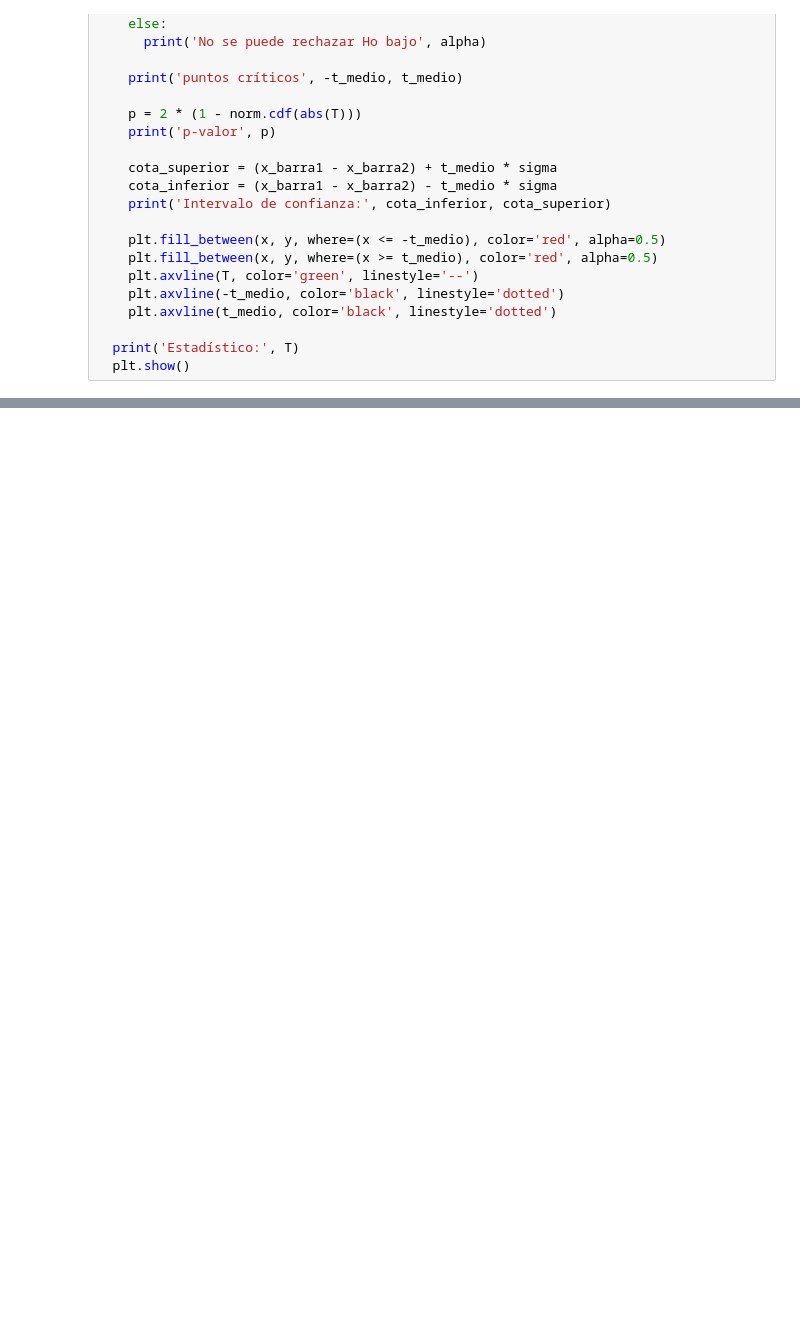
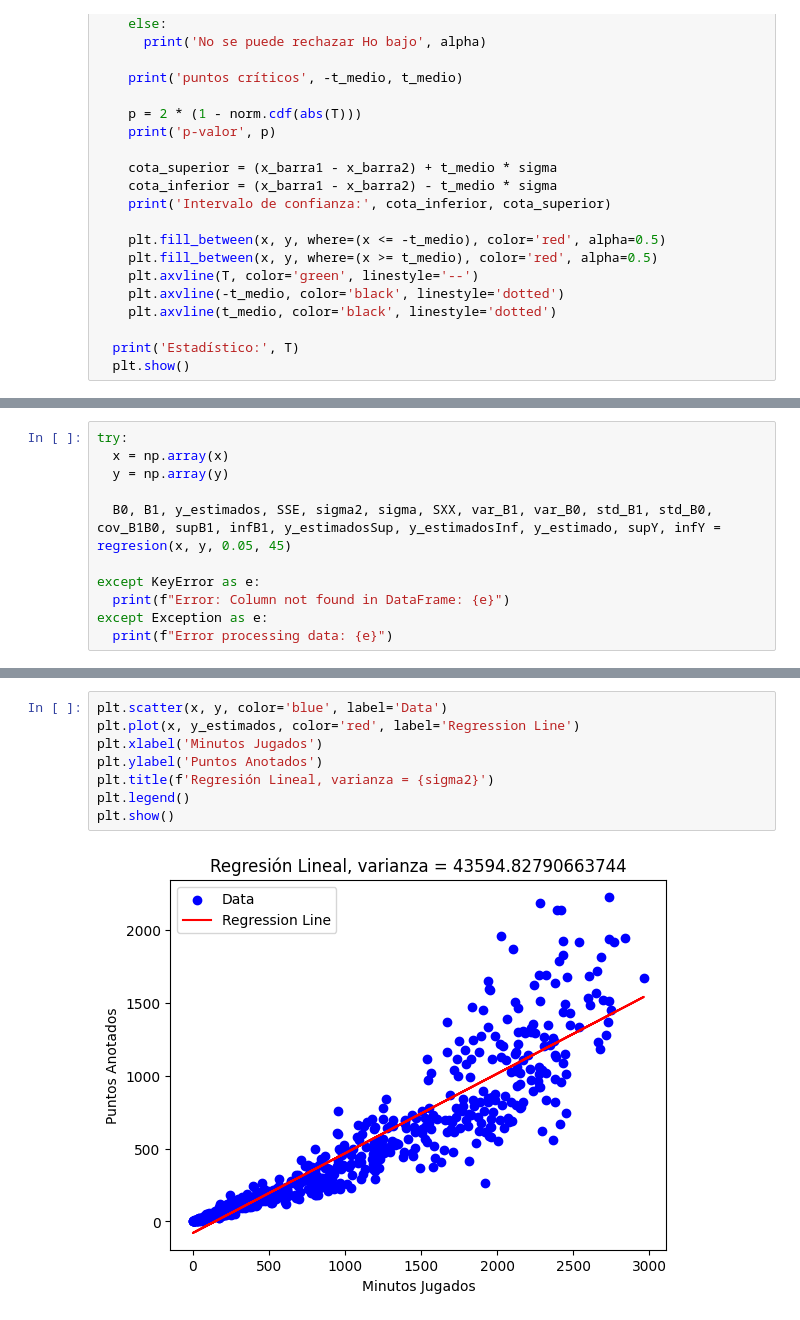
Before and after one commit to LauraCD2/23_nba, a Jupyter notebook: Proyecto.ipynb, the cells around one changed output, grey strips where cells are left out. Drawn from its saved outputs; the diff is of its cells as text; blank space fills up the shorter version.

Commit message:
Ejemplo de regresion

```diff
--- a/Proyecto.ipynb
+++ b/Proyecto.ipynb
@@ -413,0 +466,11 @@ def regresion(x, y, alpha):
+# %%
+try:
+  x = np.array(x)
+  y = np.array(y)
+
+  B0, B1, y_estimados, SSE, sigma2, sigma, SXX, var_B1, var_B0, std_B1, std_B0, cov_B1B0, supB1, infB1, y_estimadosSup, y_estimadosInf, y_estimado, supY, infY = regresion(x, y, 0.05, 45)
+
+except KeyError as e:
+  print(f"Error: Column not found in DataFrame: {e}")
+except Exception as e:
+  print(f"Error processing data: {e}")
@@ -413,0 +495,10 @@ def regresion(x, y, alpha):
+# %%
+plt.scatter(x, y, color='blue', label='Data')
+plt.plot(x, y_estimados, color='red', label='Regression Line')
+plt.xlabel('Minutos Jugados')
+plt.ylabel('Puntos Anotados')
+plt.title(f'Regresión Lineal, varianza = {sigma2}')
+plt.legend()
+plt.show()
+# %% [output]
+[figure, added]
```
Also changed, not shown: parts of 16 cells of this notebook.
